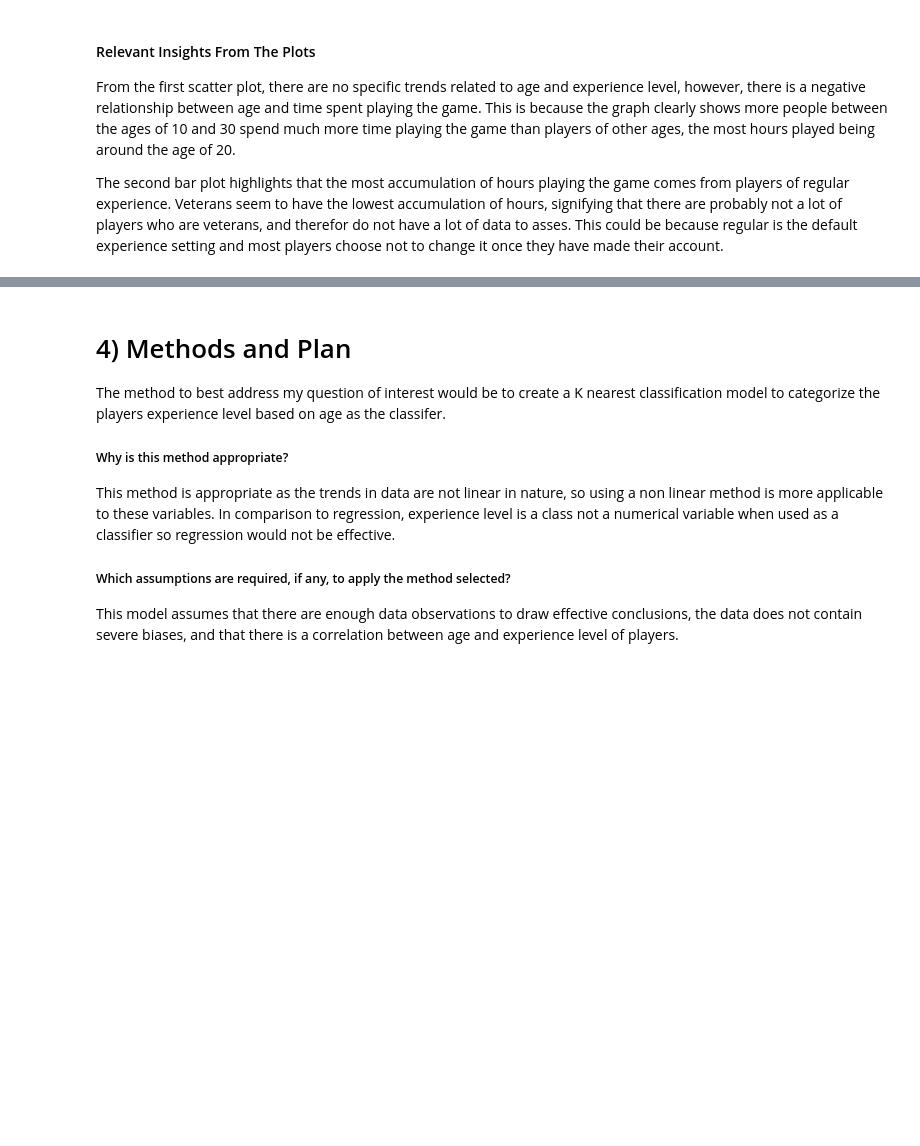
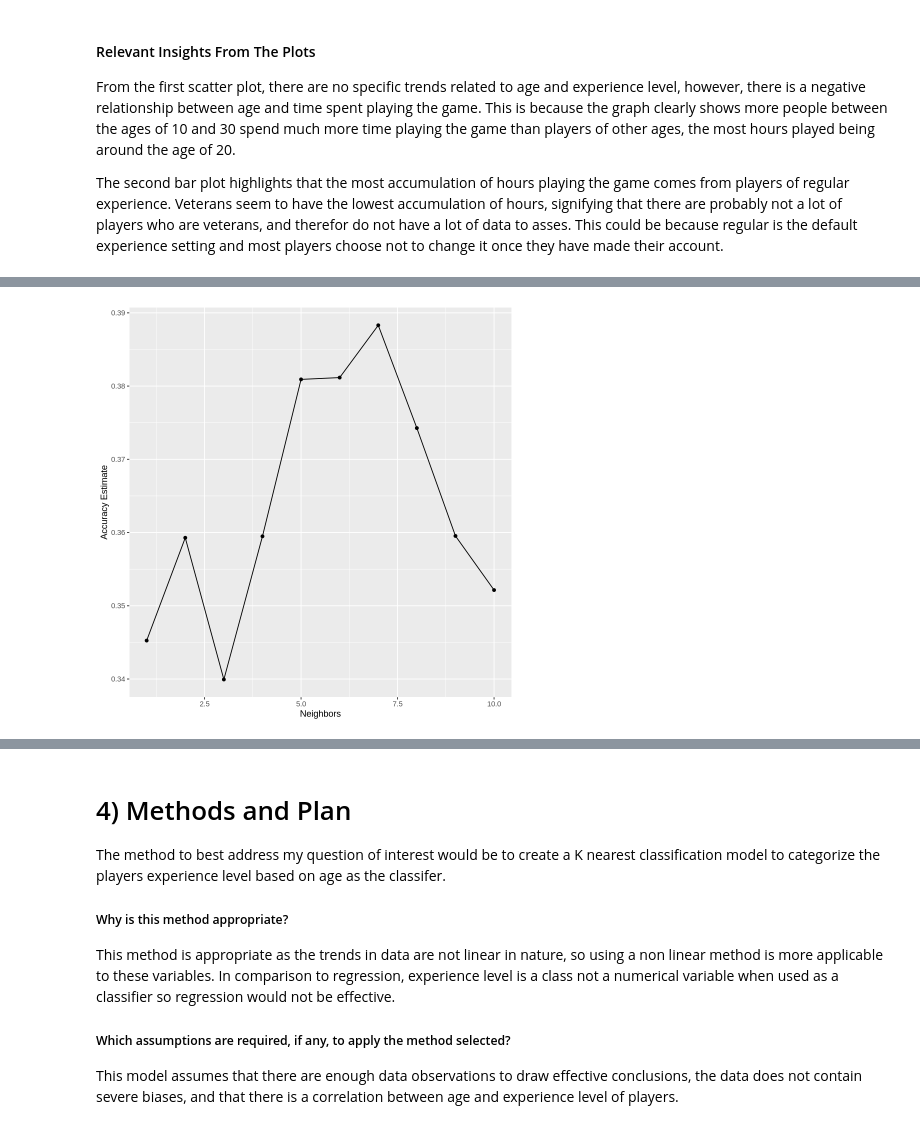
Before and after one commit to ArabellaKel/DSCI-Project, a Jupyter notebook: Project_Planning (Current).ipynb, the cells around one changed output, grey strips where cells are left out. Cells and saved outputs as stored; diff of their text form; code cells hidden in the pictures; blank space fills up the shorter version.

Commit message:
KNN
Knn classification completed

```diff
--- a/Project_Planning (Current).ipynb
+++ b/Project_Planning (Current).ipynb
@@ -193,0 +153,87 @@ The second bar plot highlights that the most accumulation of hours playing the g
+# %%
+set.seed(3456)
+
+# Manipulate dataset to only contain necessary variables
+players_model <- players_tidy |>
+    select(Age, experience)
+#players_model
+
+# Splitting data into training and testing
+players_split <- initial_split(players_model, prop = 0.75, strata = experience)
+players_train <- training(players_split)
+players_test <- testing(players_split)
+#players_train
+#players_test
+
+# Scale and center the data
+players_recipe <- recipe(experience ~ Age, data = players_train) |>
+    step_scale(all_predictors()) |>
+    step_center(all_predictors())
+#players_recipe
+
+# Create classifier with training data and K = 3
+knn_spec <- nearest_neighbor(weight_func = "rectangular", neighbors = 3) |>
+    set_engine("kknn") |>
+    set_mode("classification")
+
+players_fit <- workflow() |>
+    add_recipe(players_recipe) |>
+    add_model(knn_spec) |>
+    fit(data = players_train)
+#players_fit
+
+# Predict in testing data
+players_test_predictions <- predict(players_fit, players_test) |>
+    bind_cols(players_test)
+
+# Evaluating the classifer's performance
+#players_test_predictions_accuracy <- players_test_predictions |>
+#    metrics(truth = experience, estimate = .pred_class) |>
+#    filter(.metric == "accuracy")
+#players_test_predictions_accuracy
+
+#players_mat <- players_test_predictions |>
+#    conf_mat(truth = experience, estimate = .pred_class)
+#players_mat
+
+# Cross-validation
+players_vfold <- vfold_cv(players_train, v = 5, strata = experience)
+players_resample_fit <- workflow() |>
+    add_recipe(players_recipe) |>
+    add_model(knn_spec) |>
+    fit_resamples(resamples = players_vfold)
+players_metrics <- collect_metrics(players_resample_fit)
+players_metrics
+
+# Determine best K value
+knn_tune <- nearest_neighbor(weight_func = "rectangular", neighbors = tune()) |>
+        set_engine("kknn") |>
+        set_mode("classification")
+knn_tune
+
+k_vals <- tibble(neighbors = seq(from = 1, to = 10, by = 1))
+
+knn_results <- workflow() |>
+    add_recipe(players_recipe) |>
+    add_model(knn_tune) |>
+    tune_grid(resamples = players_vfold, grid = k_vals) |>
+    collect_metrics()
+knn_results
+
+accuracies <- knn_results |>
+    filter(.metric == "accuracy")
+
+accuracy_versus_k <- ggplot(accuracies, aes(x = neighbors, y = mean))+
+        geom_point() +
+        geom_line() +
+        labs(x = "Neighbors", y = "Accuracy Estimate")
+        #scale_x_continuous(breaks = seq(0, 14, by = 1)) +
+        #scale_y_continuous(limits = c(0.4, 1.0))
+accuracy_versus_k
+
+best_k <- accuracies |>
+        arrange(desc(mean)) |>
+        head(1) |>
+        pull(neighbors)
+best_k
+# %% [output]
@@ -193,0 +272 @@ The second bar plot highlights that the most accumulation of hours playing the g
+[figure, added]
```
Also changed, not shown: parts of 12 cells of this notebook.
